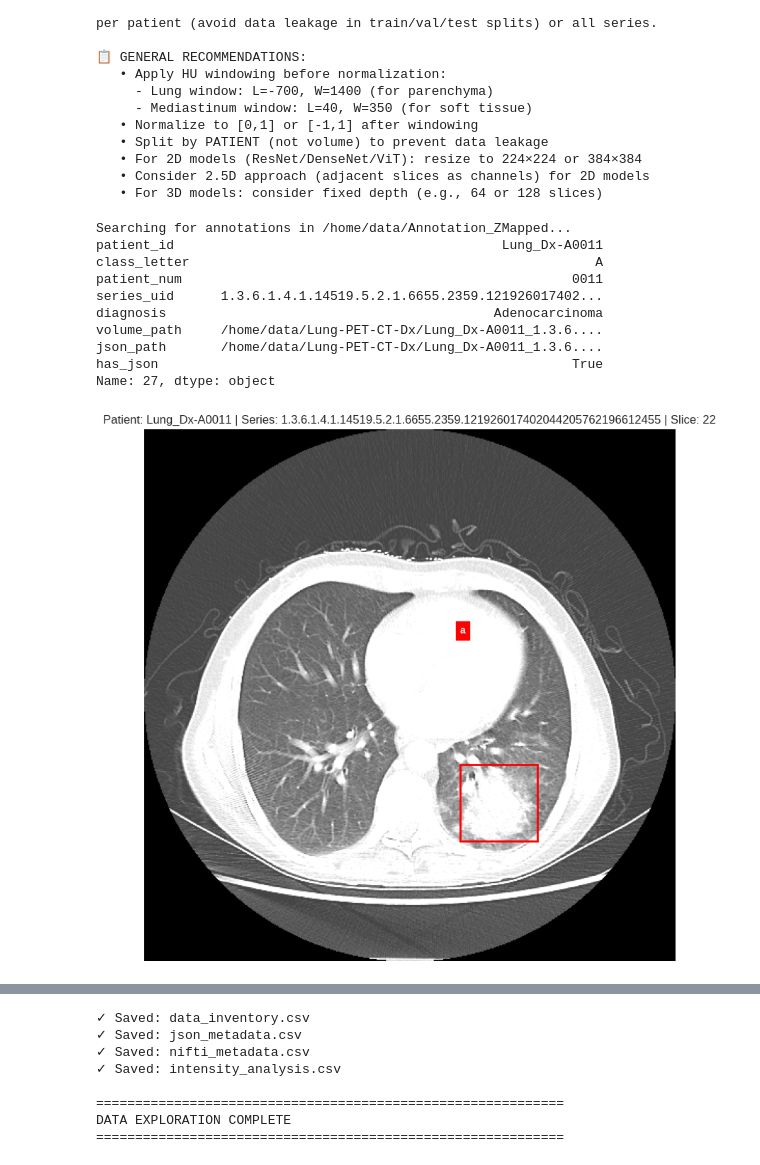
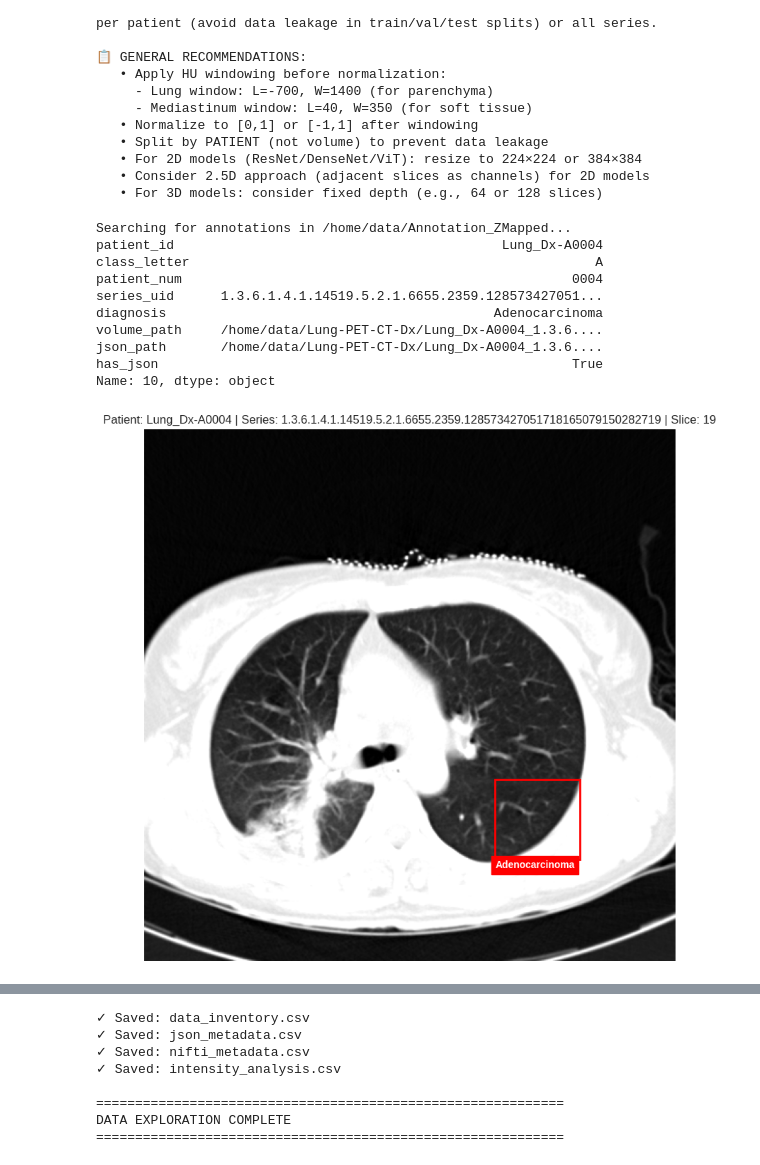
Before and after one commit to PneumOrpheus/SCLC-Diagnostic, a Jupyter notebook: data_exploration/data_expl.ipynb, the cells around one changed output, grey strips where cells are left out. Saved outputs shown, nothing was run; the diff lists cells and outputs as text; code cells hidden in the pictures.

Commit message:
adjust annotation mappings

```diff
--- a/data_exploration/data_expl.ipynb
+++ b/data_exploration/data_expl.ipynb
@@ -992,13 +992,11 @@ def visualize_slice_with_bbox(volume_path, annotation_dir):
         return False
 
     # Load volume and grab the specific annotated slice
-    img, data = safe_load_nifti(volume_path)
+    _, data = safe_load_nifti(volume_path)
 
     if slice_idx >= data.shape[2]:
         print(f"Warning: Slice index {slice_idx} out of bounds for depth {data.shape[2]}.")
         return False
-    # Rotate the image 180 degrees to match the orientation of the annotations
-
 
     slice_data = data[:, :, slice_idx]
 
@@ -1007,49 +1005,49 @@ def visualize_slice_with_bbox(volume_path, annotation_dir):
 
     fig, ax = plt.subplots(1, 1, figsize=(8, 8))
 
-    # The transpose (.T) and origin='lower' is consistent with your visualize_samples function
+    # Keep transpose for visual consistency with earlier notebook plots
     ax.imshow(slice_windowed.T, cmap='gray', origin='lower')
 
-    # Draw boxes
+    # Draw boxes in transposed display coordinates (x' = y, y' = x)
     for letter, xmin, ymin, xmax, ymax in bboxes:
         width = xmax - xmin
         height = ymax - ymin
         class_name = CLASS_MAP.get(letter, letter)
 
-        # Add Rectangle patch
-        rect = patches.Rectangle((xmin, ymin-210), width, height, linewidth=2, edgecolor='red', facecolor='none')
+        # Because image is transposed: rectangle(x, y, w, h) -> (ymin, xmin, height, width)
+        rect = patches.Rectangle((ymin, xmin), height, width, linewidth=2, edgecolor='red', facecolor='none')
         ax.add_patch(rect)
-        ax.text(xmin, ymin - 10, f"{class_name}", color='white', fontsize=10,
+        ax.text(ymin, max(xmin - 8, 0), f"{class_name}", color='white', fontsize=10,
                 backgroundcolor='red', fontweight='bold')
 
     ax.set_title(f"Patient: {patient_id} | Series: {series_uid} | Slice: {slice_idx}")
     ax.axis('off')
     plt.tight_layout()
     plt.show()
     return True
 
 # Loop through the inventory until we find and plot a valid annotation
 print(f"Searching for annotations in {ANNOTATION_DIR}...")
 found = False
 for _, row in df.iterrows():
 
-    if row['patient_id'] == 'Lung_Dx-A0011':
+    if row['patient_id'] == 'Lung_Dx-A0004':
         print(row)
         if visualize_slice_with_bbox(row['volume_path'], ANNOTATION_DIR):
             found = True
             break
 
 if not found:
     print("Could not find any overlapping NIfTI volumes and XML annotations to visualize. Check your ANNOTATION_DIR path.")
 # %% [output]
 Searching for annotations in /home/data/Annotation_ZMapped...
-patient_id                                          Lung_Dx-A0011
+patient_id                                          Lung_Dx-A0004
 class_letter                                                    A
-patient_num                                                  0011
-series_uid      1.3.6.1.4.1.14519.5.2.1.6655.2359.121926017402...
+patient_num                                                  0004
+series_uid      1.3.6.1.4.1.14519.5.2.1.6655.2359.128573427051...
 diagnosis                                          Adenocarcinoma
-volume_path     /home/data/Lung-PET-CT-Dx/Lung_Dx-A0011_1.3.6....
-json_path       /home/data/Lung-PET-CT-Dx/Lung_Dx-A0011_1.3.6....
+volume_path     /home/data/Lung-PET-CT-Dx/Lung_Dx-A0004_1.3.6....
+json_path       /home/data/Lung-PET-CT-Dx/Lung_Dx-A0004_1.3.6....
 has_json                                                     True
-Name: 27, dtype: object
+Name: 10, dtype: object
-[figure, old version]
+[figure, new version]
```
Also changed, not shown: parts of 2 cells of this notebook, 3 other files.
